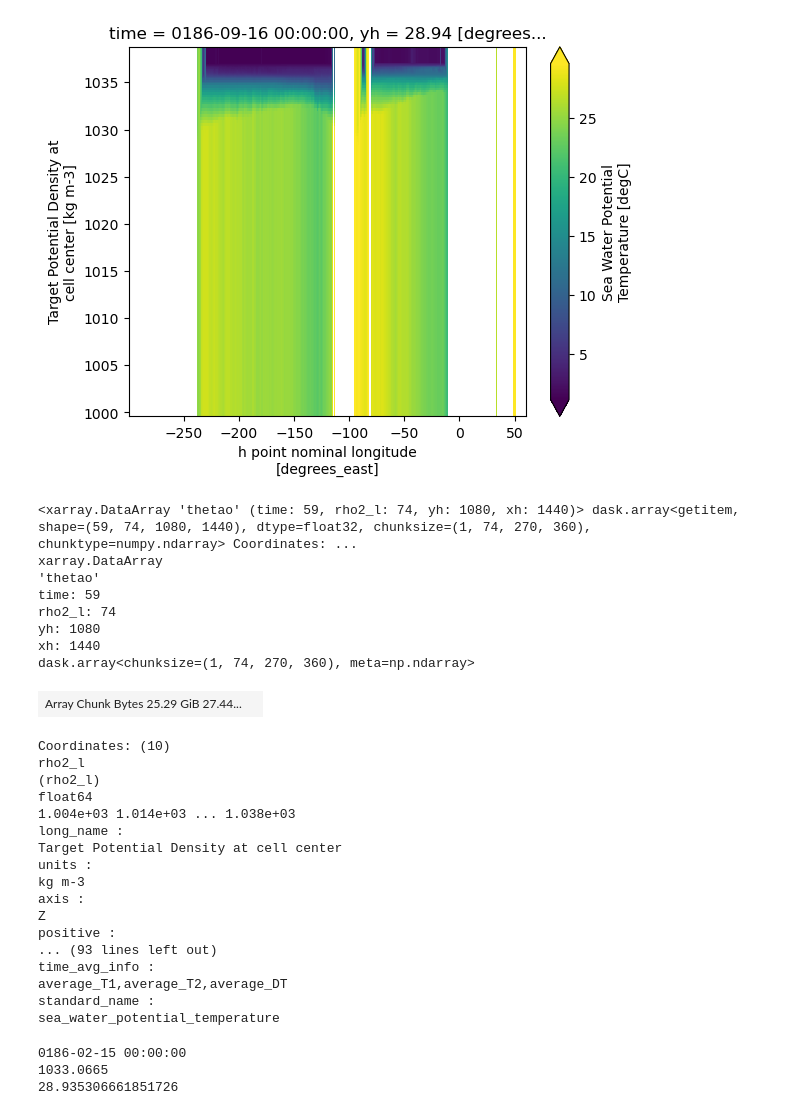
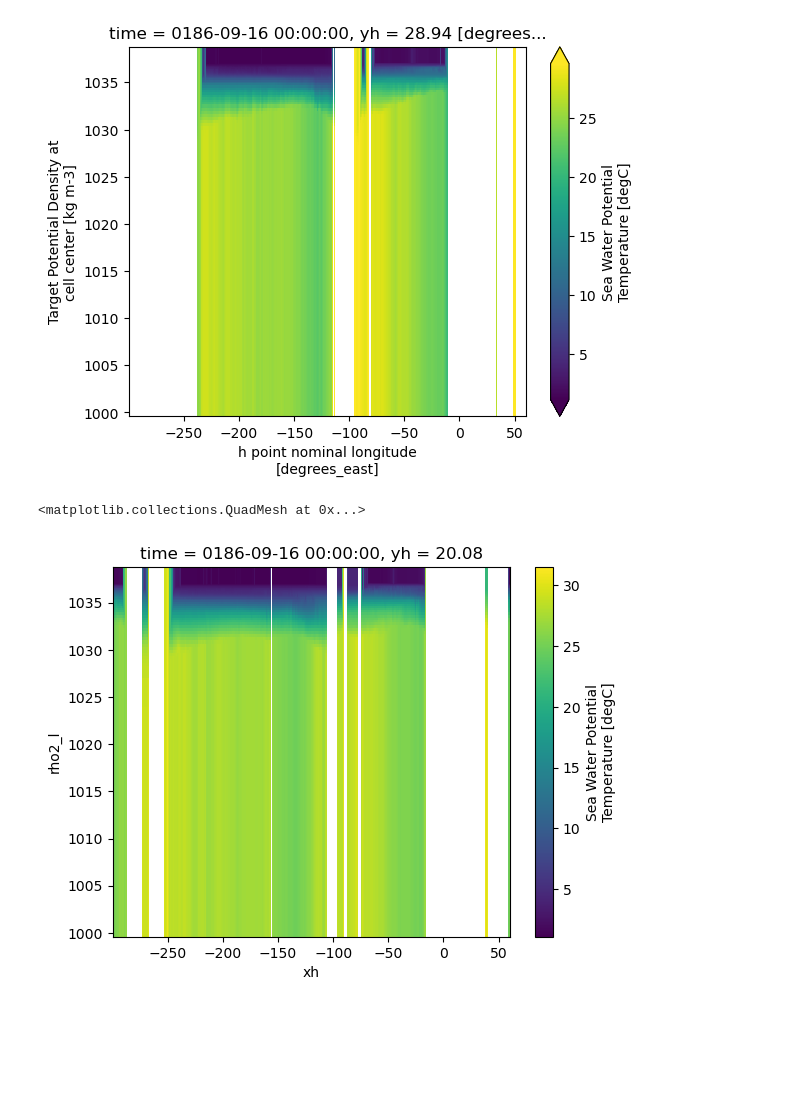
Before and after one commit to marianatorres4/WarmWaterMasses, a Jupyter notebook: 03_3D-analysis/3-D_analysis.ipynb, the cells around one changed output. Cells and saved outputs as stored; diff of their text form; code cells hidden in the pictures; blank space fills up the shorter version.

```diff
--- a/03_3D-analysis/3-D_analysis.ipynb
+++ b/03_3D-analysis/3-D_analysis.ipynb
@@ -248,32 +212,3 @@ ds.thetao.isel(time=7).sel(yh=29, method="nearest").plot(robust = True)
 # %% [output]
 <matplotlib.collections.QuadMesh at 0x...>
 [figure]
-# %%
-ds.thetao
-# %% [output]
-<xarray.DataArray 'thetao' (time: 59, rho2_l: 74, yh: 1080, xh: 1440)> dask.array<getitem, shape=(59, 74, 1080, 1440), dtype=float32, chunksize=(1, 74, 270, 360), chunktype=numpy.ndarray> Coordinates: ...
-xarray.DataArray
-'thetao'
-time: 59
-rho2_l: 74
-yh: 1080
-xh: 1440
-dask.array<chunksize=(1, 74, 270, 360), meta=np.ndarray>
-| Array Chunk Bytes 25.29 GiB 27.44... |  |
-Coordinates: (10)
-rho2_l
-(rho2_l)
-float64
-1.004e+03 1.014e+03 ... 1.038e+03
-long_name :
-Target Potential Density at cell center
-units :
-kg m-3
-axis :
-Z
-positive :
-... (93 lines left out)
-time_avg_info :
-average_T1,average_T2,average_DT
-standard_name :
-sea_water_potential_temperature
@@ -282,10 +215,6 @@ ds.thetao.deptho.plot()
-# %%
-print(wm.grid._ds['thetao'].isel(time=0).time.values)
-print(wm.grid._ds['thetao'].isel(rho2_l=20).rho2_l.values)
-print(wm.grid._ds['thetao'].sel(yh=29,method='nearest').yh.values)
-print(wm.grid._ds['thetao'].sel(yh=29,method='nearest').yh.values)
-# %% [output]
-0186-02-15 00:00:00
-1033.0665
-28.935306661851726
+# %%
+wm.grid._ds['thetao'].isel(time=7).sel(yh=20, method="nearest").plot()
+# %% [output]
+<matplotlib.collections.QuadMesh at 0x...>
+[figure, added]
 # %%
```
Also changed, not shown: parts of 31 cells of this notebook.
